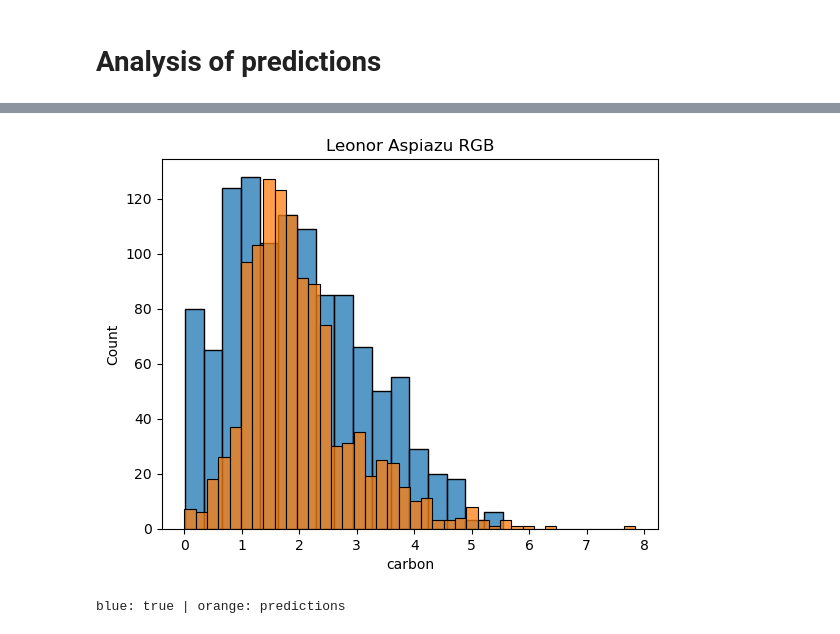
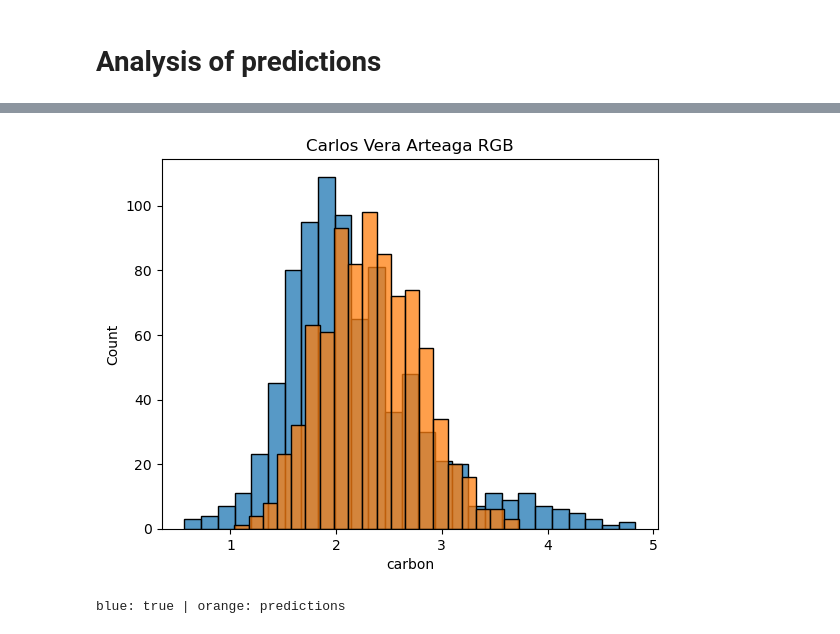
Before and after one commit to TimEngelmann/ai4est, a Jupyter notebook: exploration/patches_exploration.ipynb, the cells around one changed output, grey strips where cells are left out. Drawn from its saved outputs; the diff is of its cells as text; code cells hidden in the pictures.

```diff
--- a/exploration/patches_exploration.ipynb
+++ b/exploration/patches_exploration.ipynb
@@ -172,13 +201,13 @@ Manuel Macias RGB         |     1097.4 |     1097.4 |     1097.4 |     1012.
 # %%
-site = "Leonor Aspiazu RGB"
+site = "Carlos Vera Arteaga RGB" # "Leonor Aspiazu RGB"
 patches_site = patches[patches.site == site]
 sns.histplot(data=patches_site, x="carbon")
 sns.histplot(data=patches_site, x="predictions")
-plt.title("Leonor Aspiazu RGB")
+plt.title(site)
 plt.show()
 print("blue: true | orange: predictions")
 # %% [output]
-[figure, old version]
+[figure, new version]
 blue: true | orange: predictions
 # %%
 image = cv2.imread('../data/dataset/sites/{}_image.png'.format(site))
```
Also changed, not shown: parts of 11 cells of this notebook, 3 other files.
